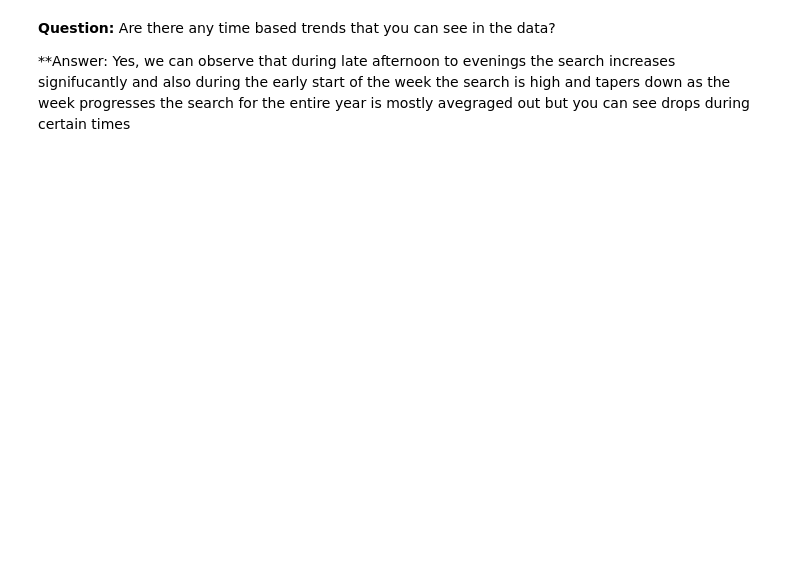
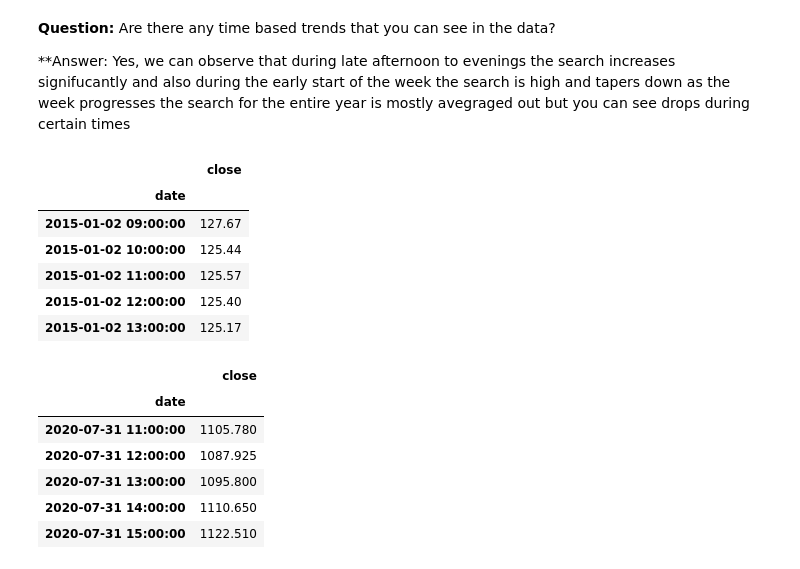
Before and after one commit to Shantesh123/Command_Line_Testing, a Jupyter notebook: Copy_of_!pip_install_prophet.ipynb, the cells around one changed output. Cells and saved outputs as stored; diff of their text form; code cells hidden in the pictures; blank space fills up the shorter version.

```diff
--- a/Copy_of_!pip_install_prophet.ipynb
+++ b/Copy_of_!pip_install_prophet.ipynb
@@ -129,3 +130,31 @@ average_traffic_by_week.plot()
 
 **Answer: Yes, we can observe that during late afternoon to evenings the search increases signifucantly and also during the early start of the week the search is high and tapers down as the week progresses
 the search for the entire year is mostly avegraged out but you can see drops during certain times
+# %%
+# Upload the "mercado_stock_price.csv" file into Colab, then store in a Pandas DataFrame
+# Set the "date" column as the Datetime Index.
+df_mercado_stock = pd.read_csv(
+    "https://static.bc-edx.com/ai/ail-v-1-0/m8/lms/datasets/mercado_stock_price.csv",
+    index_col="date",
+    parse_dates=True,
+    infer_datetime_format=True
+).dropna()
+
+# View the first and last five rows of the DataFrame
+display(df_mercado_stock.head())
+display(df_mercado_stock.tail())
+# %% [output]
+|  | close |
+| date |  |
+| 2015-01-02 09:00:00 | 127.67 |
+| 2015-01-02 10:00:00 | 125.44 |
+| 2015-01-02 11:00:00 | 125.57 |
+| 2015-01-02 12:00:00 | 125.40 |
+| 2015-01-02 13:00:00 | 125.17 |
+|  | close |
+| date |  |
+| 2020-07-31 11:00:00 | 1105.780 |
+| 2020-07-31 12:00:00 | 1087.925 |
+| 2020-07-31 13:00:00 | 1095.800 |
+| 2020-07-31 14:00:00 | 1110.650 |
+| 2020-07-31 15:00:00 | 1122.510 |
```
Also changed, not shown: parts of 6 cells of this notebook.
